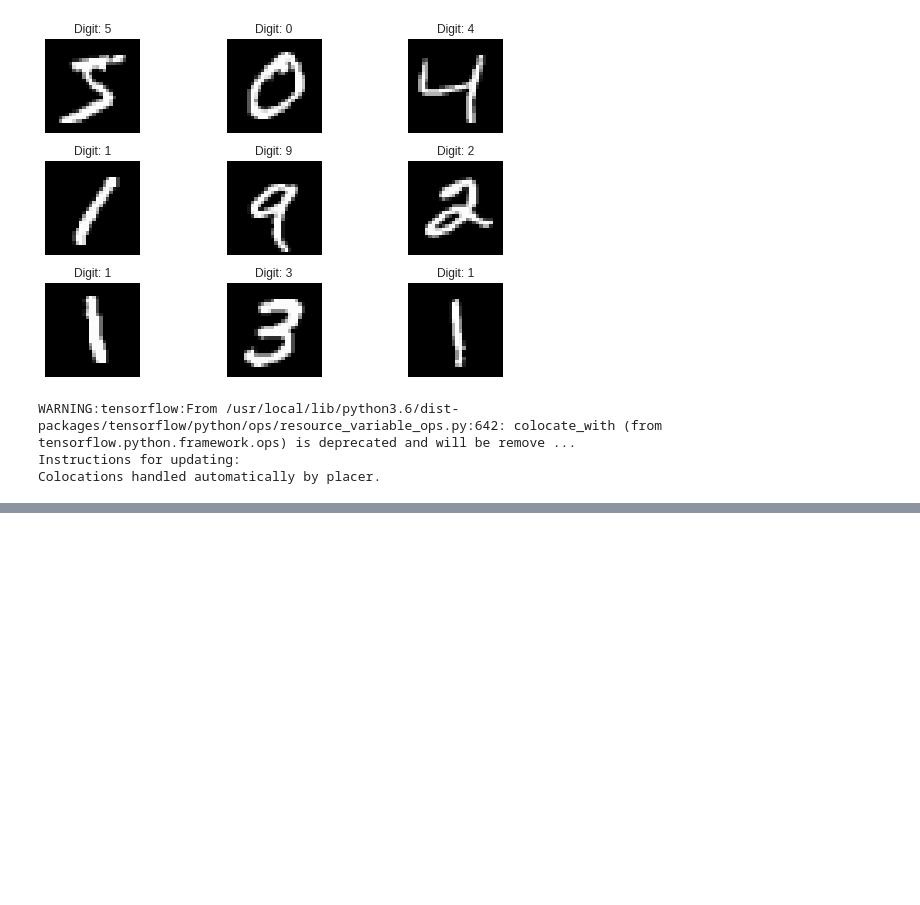
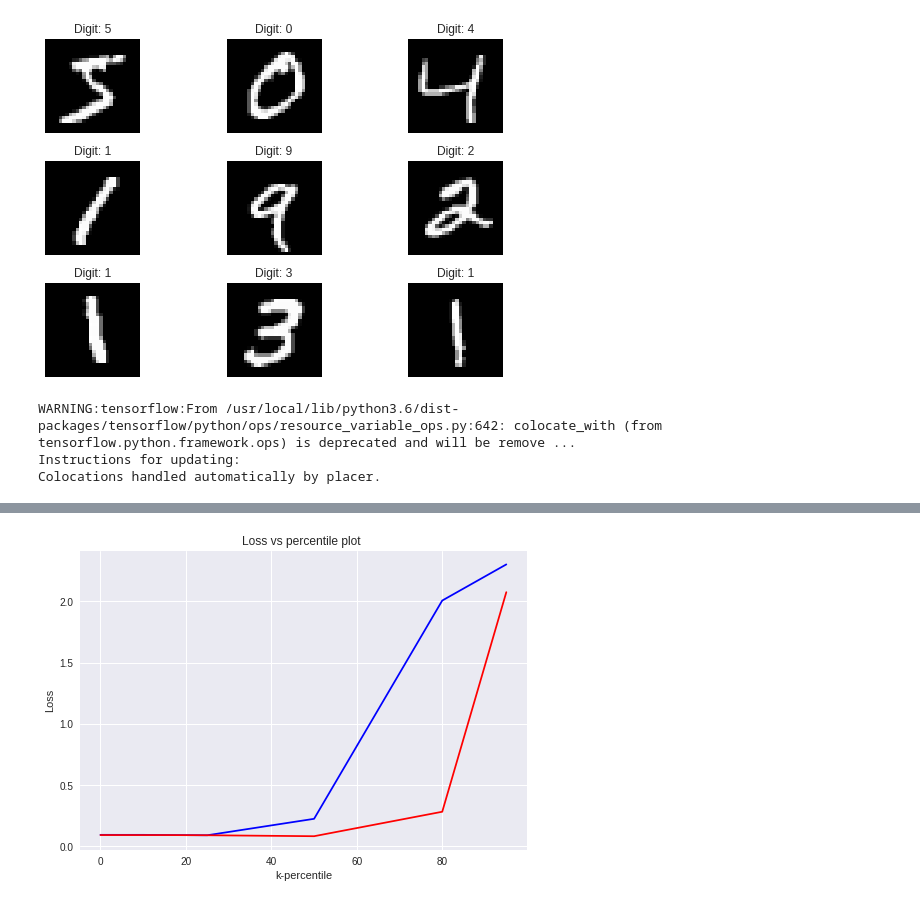
Before and after one commit to Snehal-Reddy/NeuralNetPruning, a Jupyter notebook: UnitAndWeightBasedPruning.ipynb, the cells around one changed output, grey strips where cells are left out. Drawn from its saved outputs; the diff is of its cells as text; code cells hidden in the pictures; blank space fills up the shorter version.

```diff
--- a/UnitAndWeightBasedPruning.ipynb
+++ b/UnitAndWeightBasedPruning.ipynb
@@ -304,0 +287,9 @@ plt.show()
+# %%
+plt.plot(list_percentile, neuron_test_losses, color='b', label = 'neuron pruning')
+plt.plot(list_percentile, test_losses, color='r', label = 'weight pruning')
+plt.xlabel('k-percentile')
+plt.ylabel('Loss')
+plt.title('Loss vs percentile plot ')
+plt.show()
+# %% [output]
+[figure, added]
```
Also changed, not shown: parts of 15 cells of this notebook.
